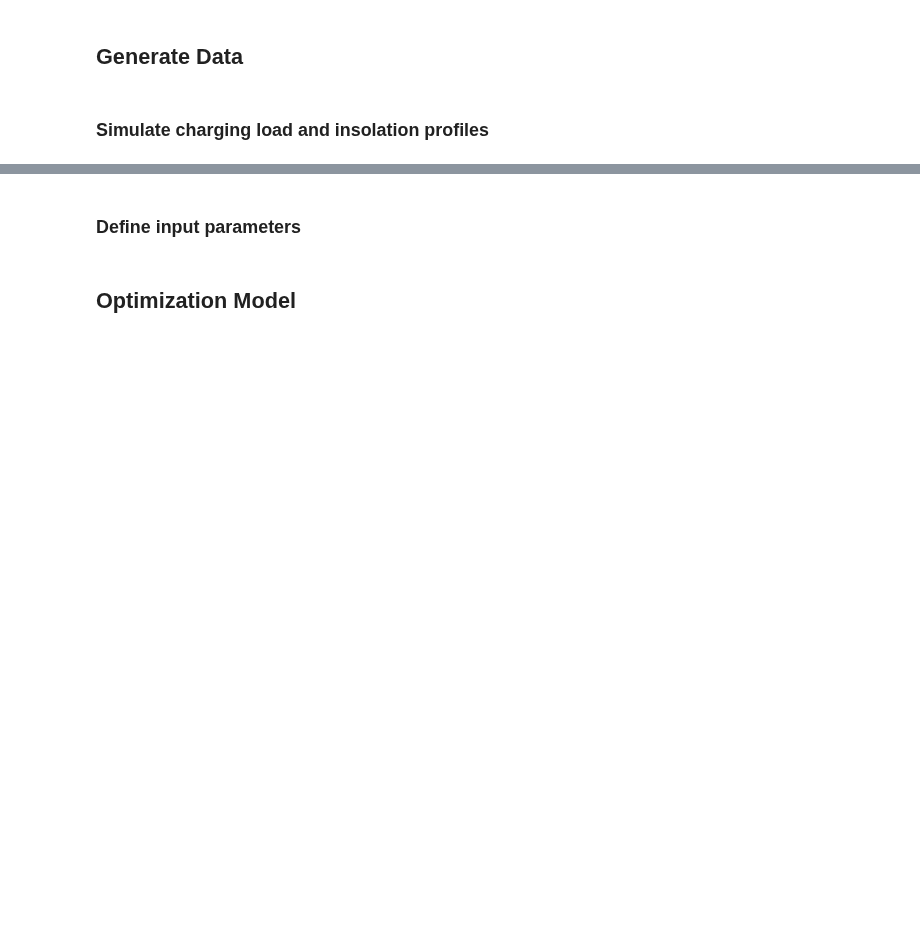
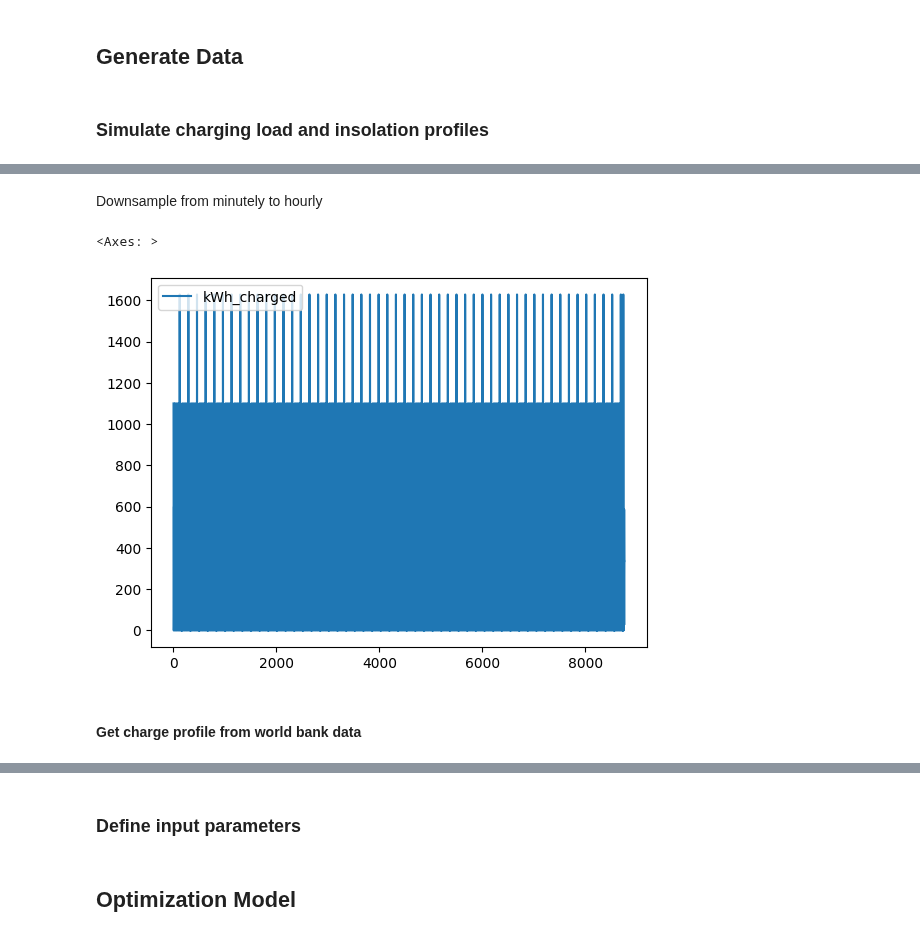
Before and after one commit to ChullEPG/solar_storage_sizing_optimization, a Jupyter notebook: run_model.ipynb, the cells around one changed output, grey strips where cells are left out. Cells and saved outputs as stored; diff of their text form; code cells hidden in the pictures; blank space fills up the shorter version.

```diff
--- a/run_model.ipynb
+++ b/run_model.ipynb
@@ -28,0 +166,19 @@ load_profile = generate_data.simulate_charging_load_profile(total_days, total_ti
+# %% [markdown]
+Downsample from minutely to hourly
+# %%
+# Select every 60th row using array indexing
+hourly_charging_profile = charging_profile_year.rolling(window=60).sum().iloc[::60]
+
+# Reset the index to RangeIndex if desired
+hourly_charging_profile.reset_index(drop=True, inplace=True)
+
+hourly_charging_profile.plot()
+load_profile_optimized = hourly_charging_profile['kWh_charged'].values
+# fill NaN values with 0
+load_profile_optimized = np.nan_to_num(load_profile)
+print(len(load_profile_optimized))
+# %% [output]
+<Axes: >
+[figure, added]
+# %% [markdown]
+#### Get charge profile from world bank data
```
Also changed, not shown: parts of 32 cells of this notebook.
